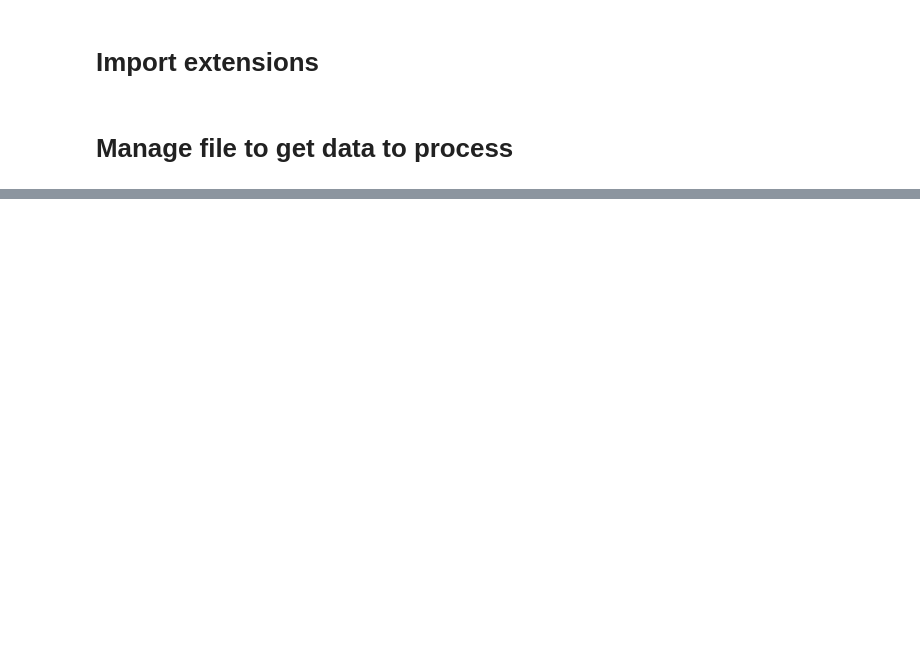
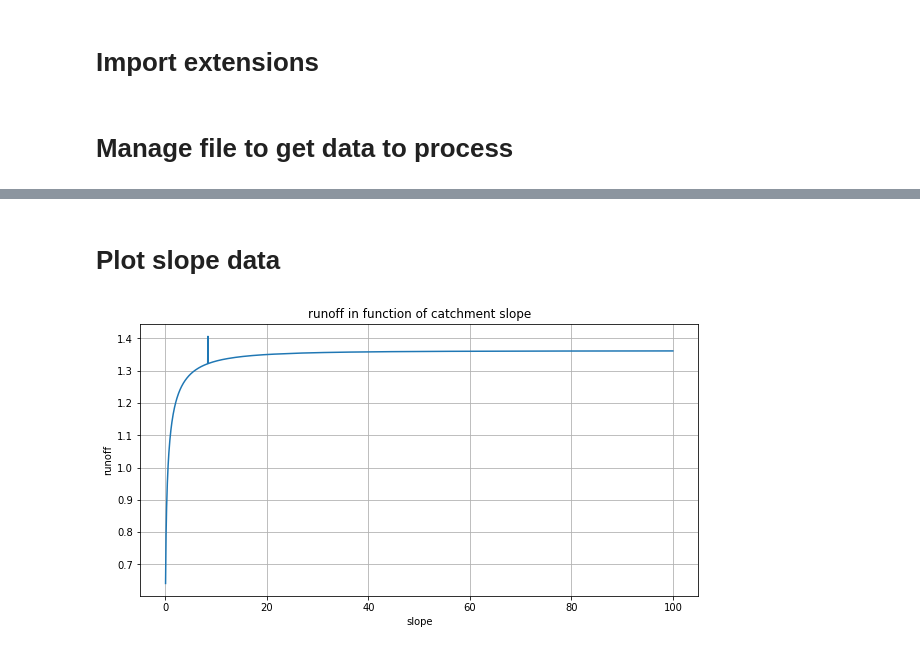
Before and after one commit to BuczynskiRafal/pipe_calculations, a Jupyter notebook: Catchments.ipynb, the cells around one changed output, grey strips where cells are left out. Saved outputs shown, nothing was run; the diff lists cells and outputs as text; code cells hidden in the pictures; blank space fills up the shorter version.

```diff
--- a/Catchments.ipynb
+++ b/Catchments.ipynb
@@ -27,18 +18,3 @@ Successfully installed aenum-3.1.11 julian-0.14 pyswmm-1.2.0 swmm-toolkit-0.9.0
 from pyswmm import Simulation, Nodes, Links, Subcatchments, Output
 # %% [markdown]
 # Manage file to get data to process
-# %%
-with Simulation('Site_Drainage_Model.inp') as sim:
-    # for subcatchment in Subcatchments(sim):
-        # print(subcatchment.subcatchmentid)
-
-    # get single subcatchments
-    subcatchments = Subcatchments(sim)
-    s1 = subcatchments['S1']
-
-    # execute simulation
-    for step in sim:
-        if s1.rainfall > 0:
-            print(s1.rainfall)
-
-    # get
@@ -62,0 +64,3 @@ with Simulation('Site_Drainage_Model.inp') as sim:
+# %%
+slope_data = get_runoff_with_slope()
+imperv_data = get_runoff_with_imperv()
@@ -62,0 +75,4 @@ with Simulation('Site_Drainage_Model.inp') as sim:
+# %%
+df_slope = pd.DataFrame(data=slope_data, columns=["slope", "runoff"])
+df_imperv = pd.DataFrame(data=imperv_data, columns=["imperv", "runoff"])
+print(df_imperv)
@@ -62,0 +94,14 @@ with Simulation('Site_Drainage_Model.inp') as sim:
+# %% [markdown]
+# Plot slope data
+# %%
+import matplotlib.pyplot as plt
+
+plt.rcParams["figure.figsize"] = (10,5)
+plt.plot(df_slope['slope'], df_slope['runoff'])
+plt.title('runoff in function of catchment slope')
+plt.xlabel('slope')
+plt.ylabel('runoff')
+plt.grid(True)
+plt.show()
+# %% [output]
+[figure, added]
```
Also changed, not shown: parts of 10 cells of this notebook.
